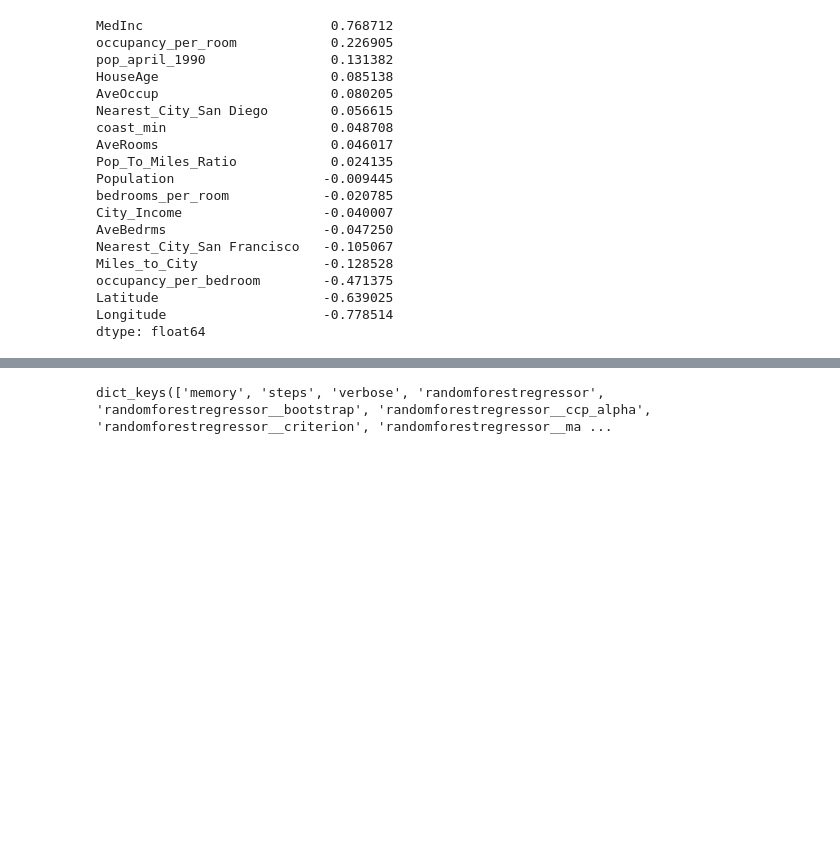
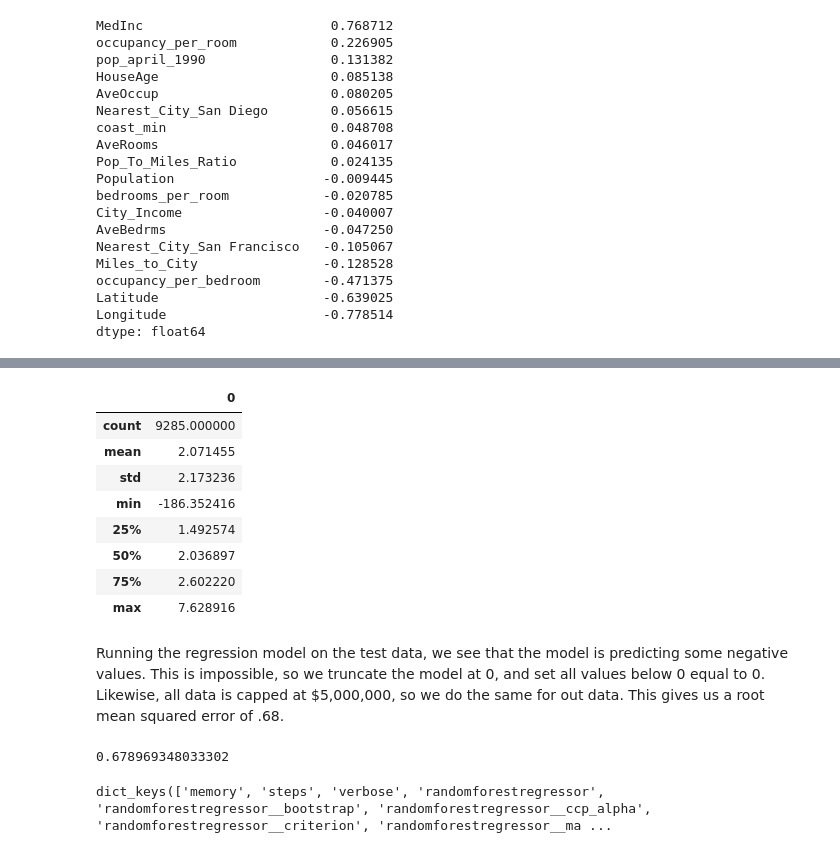
Before and after one commit to bowserd1/California-Housing-Project, a Jupyter notebook: Modeling.ipynb, the cells around one changed output, grey strips where cells are left out. Drawn from its saved outputs; the diff is of its cells as text; code cells hidden in the pictures; blank space fills up the shorter version.

```diff
--- a/Modeling.ipynb
+++ b/Modeling.ipynb
@@ -176,0 +179,16 @@ After graphing the R squared score, we can see that 16-19 features provide essen
+# %%
+y_pred=lr_grid_cv.predict(X_test)
+# %%
+y_pred_2=y_pred
+# %%
+pd.DataFrame(y_pred_2).describe()
+# %% [output]
+|  | 0 |
+| count | 9285.000000 |
+| mean | 2.071455 |
+| std | 2.173236 |
+| min | -186.352416 |
+| 25% | 1.492574 |
+| 50% | 2.036897 |
+| 75% | 2.602220 |
+| max | 7.628916 |
@@ -177,3 +199,9 @@ After graphing the R squared score, we can see that 16-19 features provide essen
+# %% [markdown]
+Running the regression model on the test data, we see that the model is predicting some negative values. This is impossible, so we truncate the model at 0, and set all values below 0 equal to 0. Likewise, all data is capped at $5,000,000, so we do the same for out data. This gives us a root mean squared error of .68.
+# %%
+np.sqrt(mean_squared_error(y_test, y_pred_2))
+# %% [output]
+0.678969348033302
 # %%
 rf_pipe = make_pipeline(RandomForestRegressor(random_state=47, n_jobs=-1))
 # %%
```
Also changed, not shown: parts of 18 cells of this notebook.
